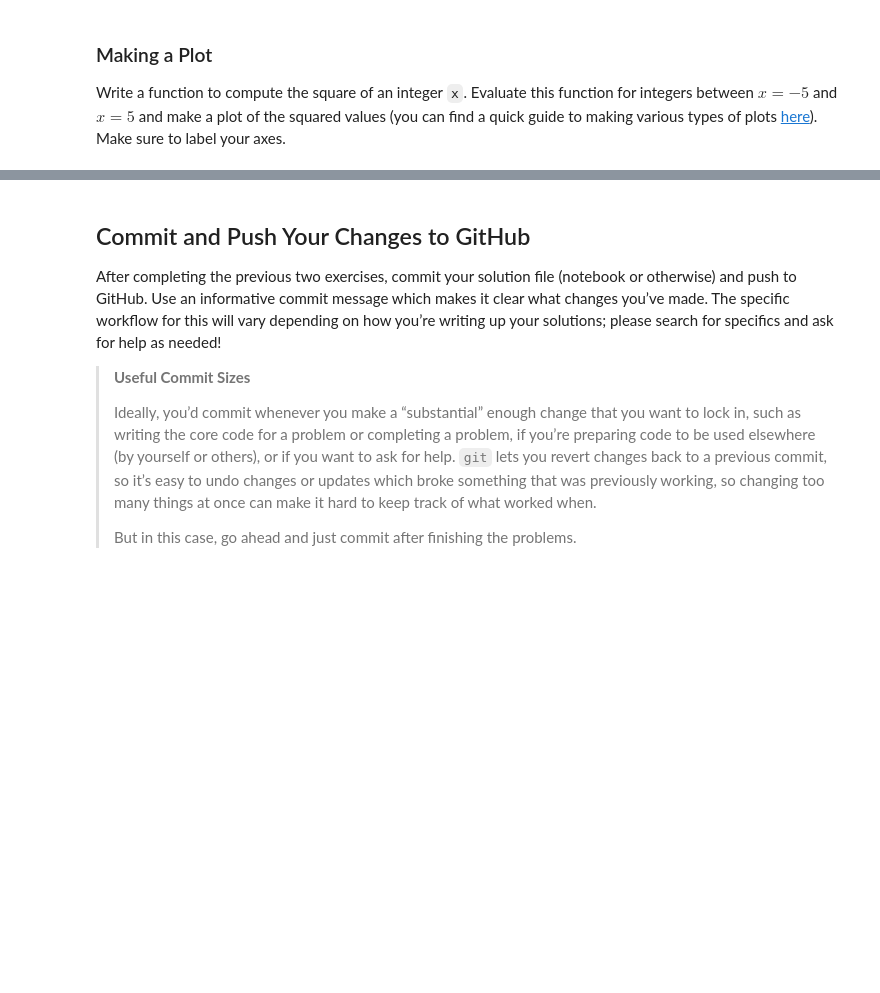
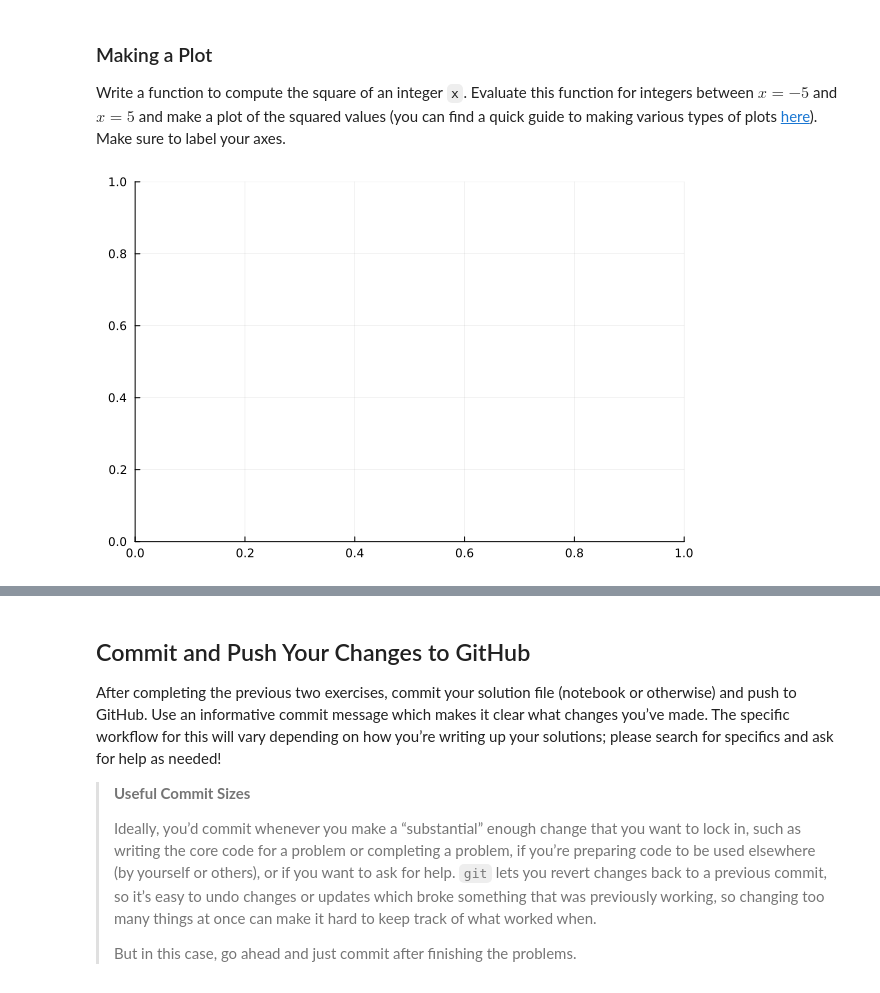
Before and after one commit to BEE4750-FA24/lab-1-badynmt, a Jupyter notebook: lab01.ipynb, the cells around one changed output, grey strips where cells are left out. Drawn from its saved outputs; the diff is of its cells as text; code cells hidden in the pictures; blank space fills up the shorter version.

Commit message:
Plot

```diff
--- a/lab01.ipynb
+++ b/lab01.ipynb
@@ -256,5 +256,9 @@ squared values (you can find a quick guide to making various types of
 plots
 [here](https://viveks.me/environmental-systems-analysis/tutorials/julia-plots.html)).
 Make sure to label your axes.
+# %%
+plot()
+# %% [output]
+[figure, added]
 # %%
 # insert your code here
```
Also changed, not shown: parts of 1 cell of this notebook.
